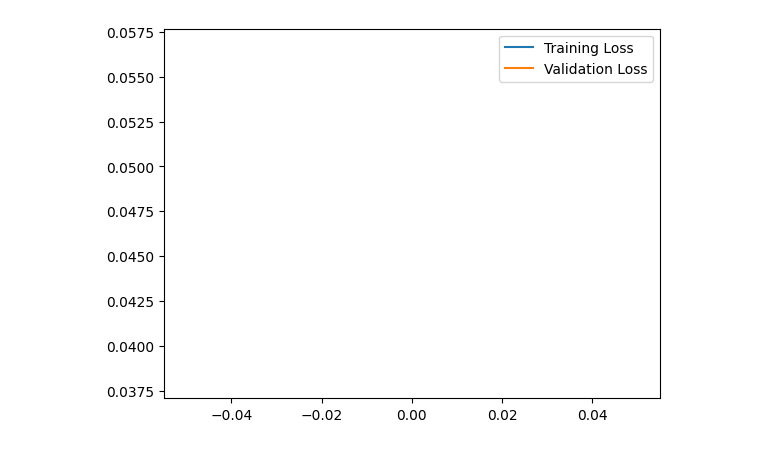
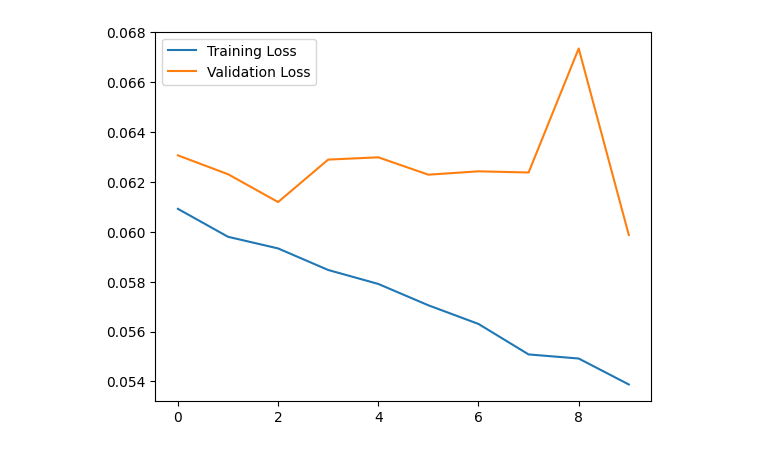
Before and after one commit to petedowney/CrystalDefects, a Jupyter notebook: train.ipynb, the cells around one changed output. Cells and saved outputs as stored; diff of their text form; code cells hidden in the pictures.

```diff
--- a/train.ipynb
+++ b/train.ipynb
@@ -4,20 +4,14 @@ import matplotlib.pyplot as plt
 import GCN
 # %%
 #adjacencyList = np.load("filtered_data/hseAdjacencyList.npy", allow_pickle=True)
-inputFeatureVectorList = np.load("filtered_data/inputFeatureVector.npy")
+inputFeatureVectorList = np.load("filtered_data/inputFeatureVector.npy").astype(np.double)
+chargeStateList = np.load("filtered_data/defectChargeState.npy", allow_pickle=True)
 outputLabelList = np.load("filtered_data/outputFeatureVector.npy", allow_pickle=True)
 adjMatrix = np.load("filtered_data/hseAdjacencyMatrix.npy", allow_pickle=True)
 
-#adjacencyListNoPadding = np.load("filtered_data/hseAdjacencyList.npy", allow_pickle=True)
-inputFeatureVectorListNoPadding = np.load("filtered_data/elementsFilteredListNoPadding.npy", allow_pickle=True)
-#outputLabelList = np.load("filtered_data/outputFeatureVector.npy", allow_pickle=True)
-adjMatrixNoPadding = np.load("filtered_data/pbeAdjacencyMatrixNoPadding.npy", allow_pickle=True)
 
-
-inputFeatureVectorList = inputFeatureVectorList.astype(np.double)
-
+# Keep distances for edges below threshold, set others to 0 (no edge)
 DISTANCE_THRESHOLD = .25
-# Keep distances for edges below threshold, set others to 0 (no edge)
 adjMatrix = np.where(adjMatrix < DISTANCE_THRESHOLD, (DISTANCE_THRESHOLD - adjMatrix)/DISTANCE_THRESHOLD, 0)
 # %%
 # reload the gcn lib
@@ -37,7 +31,7 @@ import importlib
 from sklearn.preprocessing import LabelEncoder
 
 def trainModel(label1, label2, version, regression, inputSize, epochs, learningRate, device,
-               percentile_filter=13, batch_size=32, learningRateDecay=0, verbose=True, save=True, output_size=None):
+               percentile_filter=13, batch_size=32, learningRateDecay=0, verbose=True, save=True):
 
     # should likely be done all as a preprocessing step however it takes so little of the time it doesnt matter that much
     # Filter out entries that do not have the outputLabel key
@@ -47,6 +41,7 @@ def trainModel(label1, label2, version, regression, inputSize, epochs, learningR
 
     filteredInputFeatureVectorList = inputFeatureVectorList[valid_indices]
     filteredAdjMatrix = adjMatrix[valid_indices]
+    filteredChargeStateList = chargeStateList[valid_indices]
 
     if len(labels) == 0:
         print(f"No valid data for labels {label1} and {label2}. Exiting training.")
@@ -61,12 +56,15 @@ def trainModel(label1, label2, version, regression, inputSize, epochs, learningR
     labels = labels[mask]
     filteredInputFeatureVectorList = filteredInputFeatureVectorList[mask]
     filteredAdjMatrix = filteredAdjMatrix[mask]
+    filteredChargeStateList = filteredChargeStateList[mask]
 
     inputFeatureVectorList_NonOHE = np.argmax(filteredInputFeatureVectorList, axis=2).tolist()
 
     for n in range(len(inputFeatureVectorList_NonOHE)):
         for node in range(len(inputFeatureVectorList_NonOHE[n])):
-            inputFeatureVectorList_NonOHE[n][node] = getProps(getInversePeriodicTable(inputFeatureVectorList_NonOHE[n][node]))
+            inputFeatureVectorList_NonOHE[n][node] = list(getProps(getInversePeriodicTable(inputFeatureVectorList_NonOHE[n][node])))
+            # add charge state as a feature
+            inputFeatureVectorList_NonOHE[n][node].append(float(filteredChargeStateList[n]))
 
     if label2 == "defect_zero_phonon_line":
         mask2 = [n for n in range(len(labels)) if labels[n] > 0.3]
@@ -137,6 +135,7 @@ def trainModel(label1, label2, version, regression, inputSize, epochs, learningR
     if regression:
         model = GCN.GraphConv(inputSize, learningRate).to(device)
     else:
+        output_size = len(np.unique(labels))
         model = GCN_classifier.GraphConvClassifier(inputSize, output_size, learningRate).to(device)
     model.trainModel(data_loader_train, data_loader_val, epochs, verbose=verbose)
 
@@ -148,12 +147,12 @@ def trainModel(label1, label2, version, regression, inputSize, epochs, learningR
     if save:    torch.save(model.state_dict(), f"./models/model_{label1}_{label2}{version}.pt")
 
 
-def trainAnotherIteration(label1, label2, version, regression, inputSize, epoch, batch_size, device, output_size=None):
+def trainAnotherIteration(label1, label2, version, regression, inputSize, epoch, batch_size, device, learning_rate, output_size=None):
 
     if regression:
-        model = GCN.GraphConv(inputSize, 0.01).to(device)
+        model = GCN.GraphConv(inputSize, learning_rate).to(device)
     else:
-        model = GCN_classifier.GraphConvClassifier(inputSize, output_size, 0.01).to(device)
+        model = GCN_classifier.GraphConvClassifier(inputSize, output_size, learning_rate).to(device)
     model.load_state_dict(torch.load(f"./models/model_{label1}_{label2}{version}.pt"))
 
     x_train = np.load(f'filtered_data/{label1}_{label2}_X_train.npy')
@@ -224,13 +223,13 @@ device = torch.device('cuda:0' if torch.cuda.is_available() else 'cpu')
 device = 'cpu'  # GNN struggles to converge on non 1 batch sizes so CPU is faster for single batch
 print(device)
 
-trainLabelList = [("hse-gs", "defect_total_energy")]
+trainLabelList = [("hse-gs", "defect_fermi_energy"),]
 
 PARAMS = {
-    "inputSize": 19,
-    "learningRate": 0.05,
+    "inputSize": 20,
+    "learningRate": 0.01,
     "decay": 0,
-    "epochs": 1,
+    "epochs": 20,
     "BatchSize": 1,
     "PercentileFilter": 13
 }
@@ -238,9 +237,9 @@ PARAMS = {
 
 for label in trainLabelList:
     print(f"Training model for {label}")
-    trainModel(label[0], label[1], "4.1", True, PARAMS["inputSize"], PARAMS["epochs"], PARAMS["learningRate"], device,
+    trainModel(label[0], label[1], "2.0", True, PARAMS["inputSize"], PARAMS["epochs"], PARAMS["learningRate"], device,
                percentile_filter=PARAMS["PercentileFilter"], batch_size=PARAMS["BatchSize"],
                learningRateDecay=PARAMS["decay"],
-               save=True, verbose=True, output_size=3)
+               save=True, verbose=True)
 # %% [output]
 cpu
@@ -254,5 +262,7 @@ KeyboardInterrupt:
 import importlib
 
 importlib.reload(GCN)
-trainAnotherIteration("hse-ex1", "defect_zero_phonon_line", "4.0", True, PARAMS["inputSize"], 1, PARAMS["BatchSize"], device)
+trainAnotherIteration("hse-gs", "defect_fermi_energy", "2.0",
+                      True, PARAMS["inputSize"], 10, PARAMS["BatchSize"],
+                      device, PARAMS["learningRate"])
 # %% [output]
@@ -260 +279 @@ Epoch 1 Loss --> 0.0380 | Val Loss --> 0.0567
-[figure, old version]
+[figure, new version]
```
Also changed, not shown: parts of 2 cells of this notebook, 50 other files.
